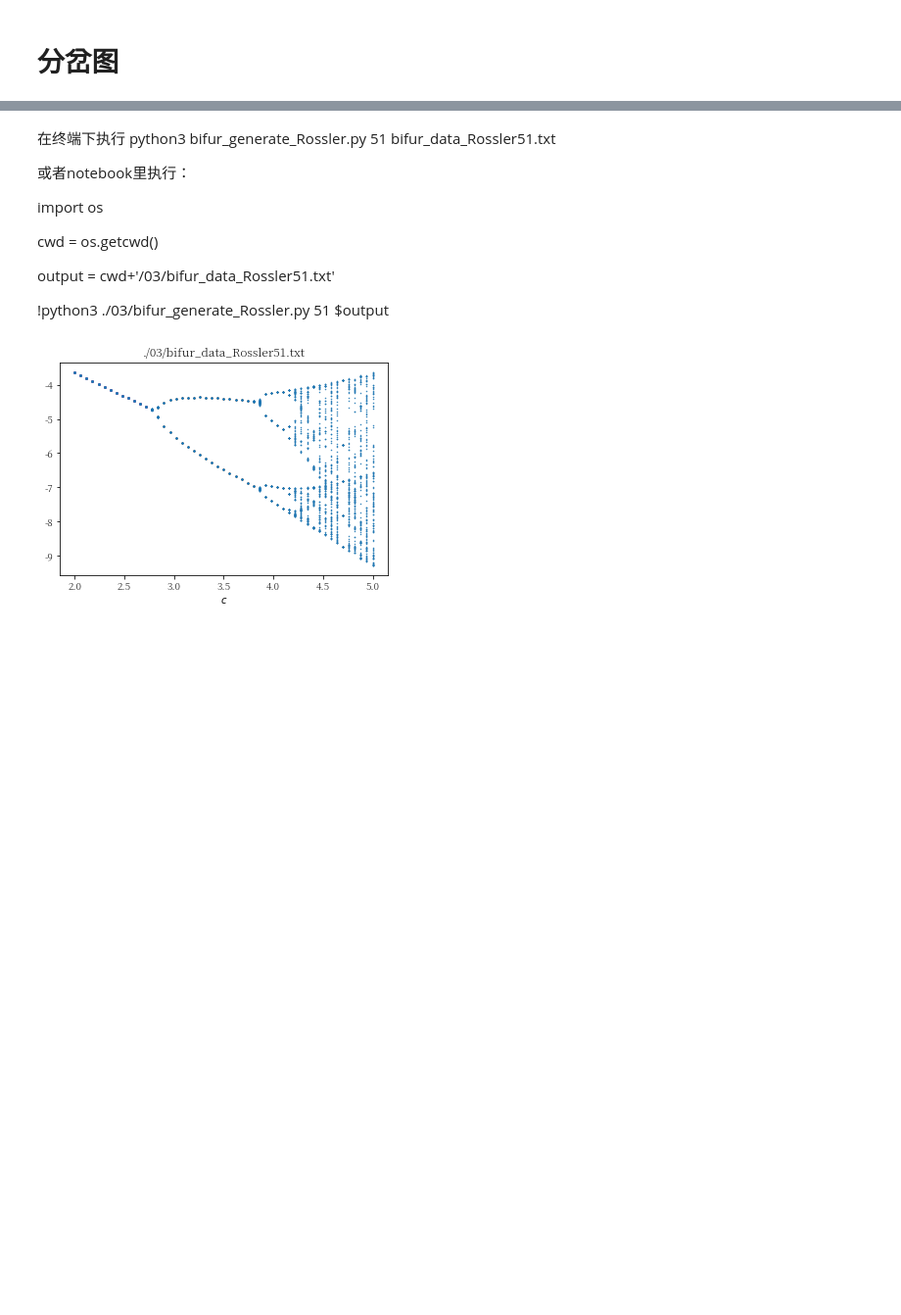
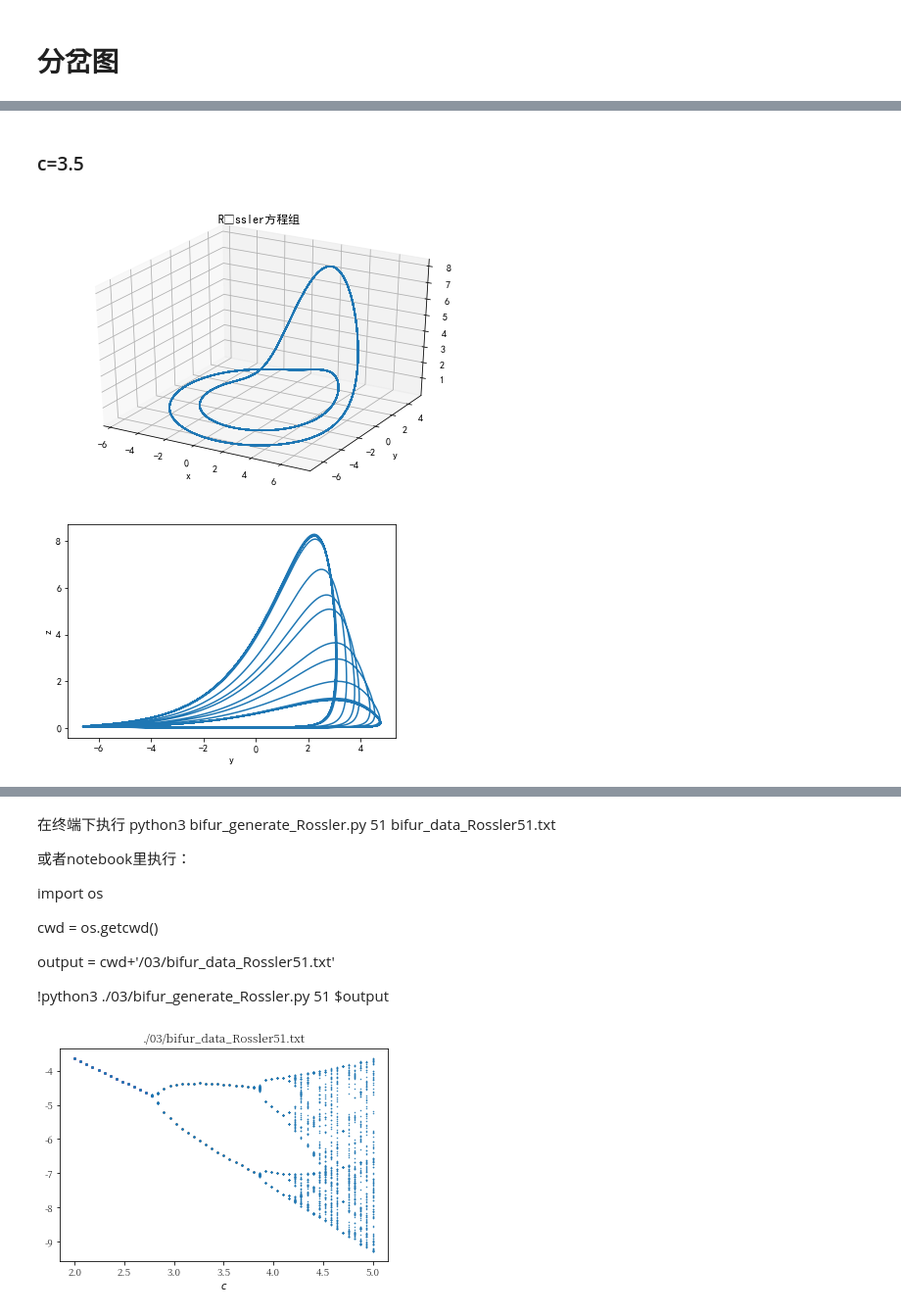
Before and after one commit to dht1230000/tian, a Jupyter notebook: 稳定系分析与分岔图.ipynb, the cells around one changed output, grey strips where cells are left out. Shown at 98% size. Cells and saved outputs as stored; diff of their text form; code cells hidden in the pictures; blank space fills up the shorter version.

```diff
--- a/稳定系分析与分岔图.ipynb
+++ b/稳定系分析与分岔图.ipynb
@@ -378,0 +512,7 @@ http://www.scholarpedia.org/article/Duffing_oscillator
+# %% [markdown]
+### c=3.5
+# %%
+plot_rossler(3.5)
+# %% [output]
+[figure, added]
+[figure, added]
```
Also changed, not shown: parts of 33 cells of this notebook, 1 other file.
